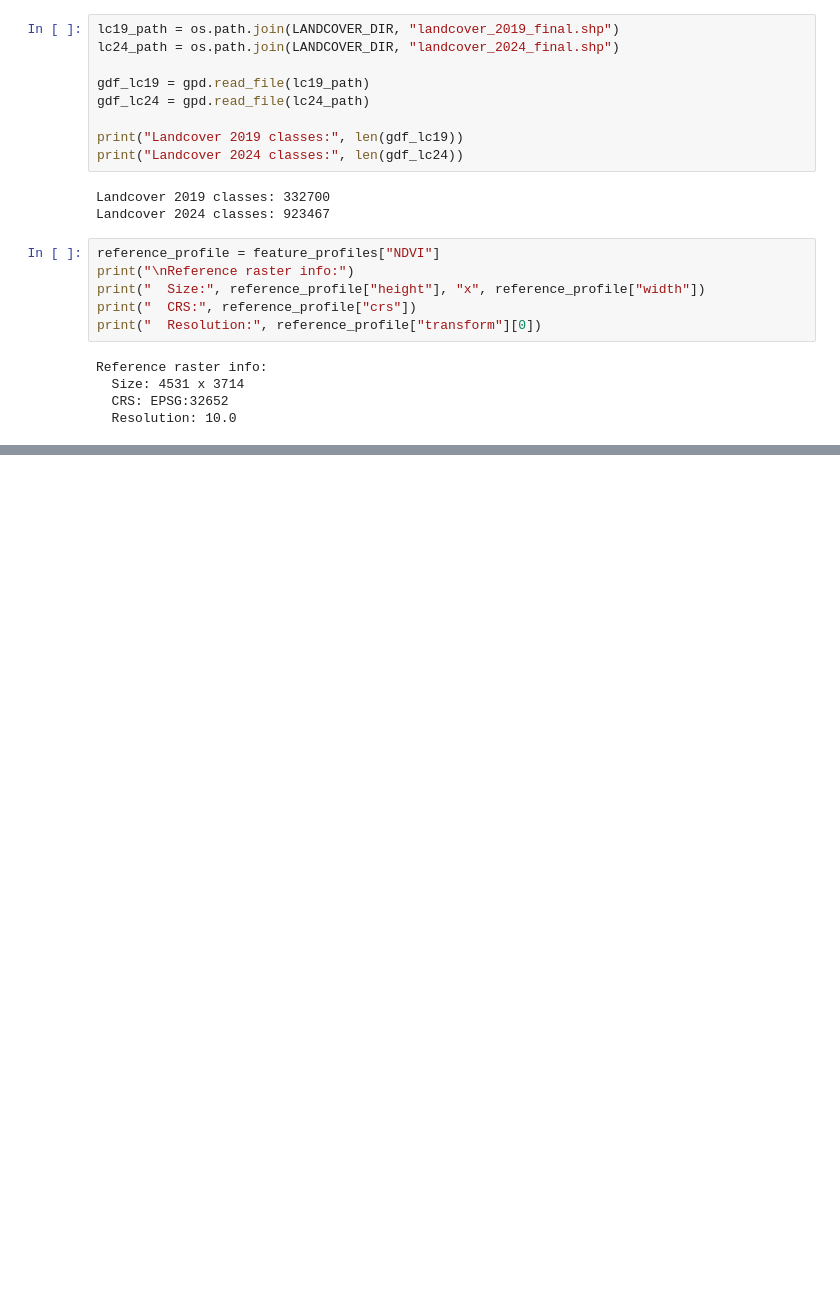
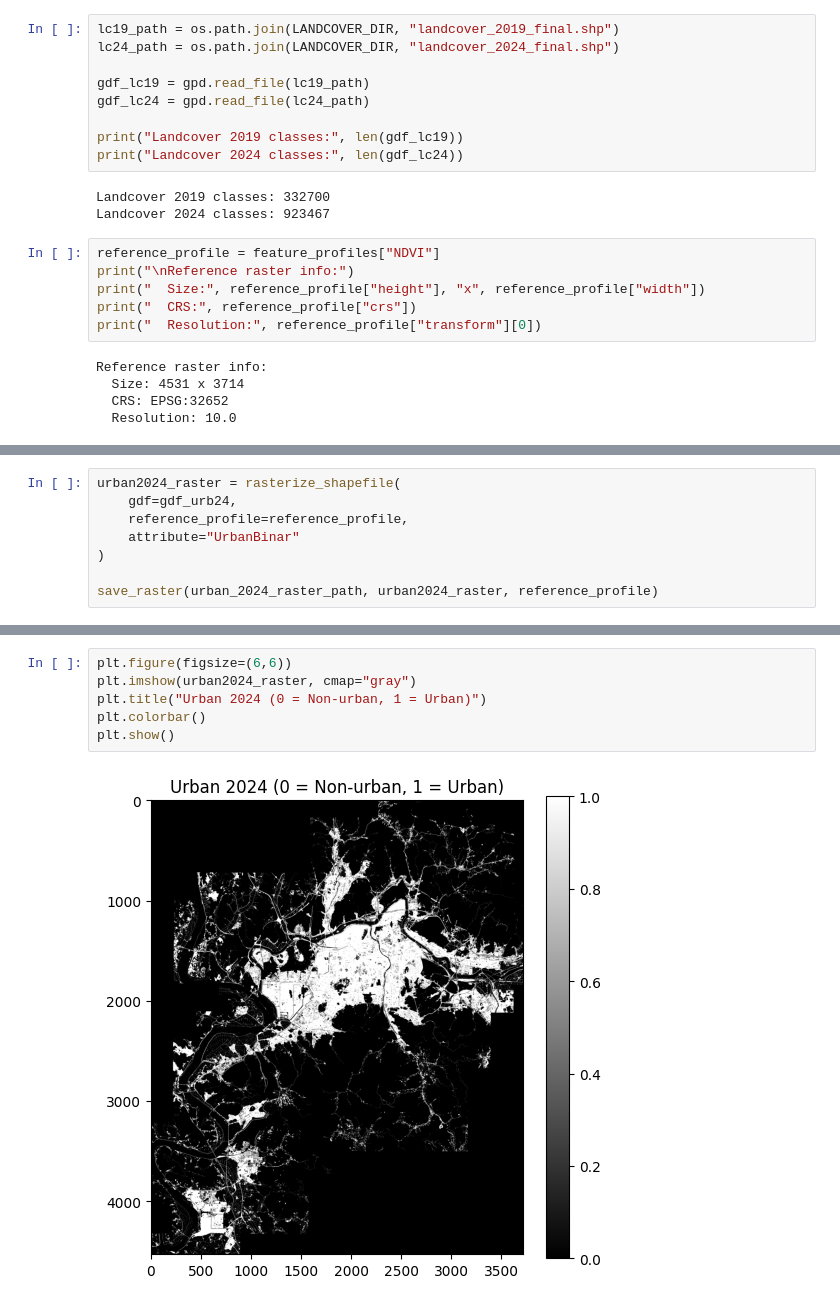
Before and after one commit to ramalias/urban-expansion, a Jupyter notebook: 03_main_urban_expansion.ipynb, the cells around one changed output, grey strips where cells are left out. Cells and saved outputs as stored; diff of their text form; blank space fills up the shorter version.

```diff
--- a/03_main_urban_expansion.ipynb
+++ b/03_main_urban_expansion.ipynb
@@ -143,0 +167,8 @@ urban_2024_raster_path = os.path.join(FEATURE_DIR, "urban_2024.tif")
+# %%
+urban2024_raster = rasterize_shapefile(
+    gdf=gdf_urb24,
+    reference_profile=reference_profile,
+    attribute="UrbanBinar"
+)
+
+save_raster(urban_2024_raster_path, urban2024_raster, reference_profile)
@@ -143,0 +185,8 @@ urban_2024_raster_path = os.path.join(FEATURE_DIR, "urban_2024.tif")
+# %%
+plt.figure(figsize=(6,6))
+plt.imshow(urban2024_raster, cmap="gray")
+plt.title("Urban 2024 (0 = Non-urban, 1 = Urban)")
+plt.colorbar()
+plt.show()
+# %% [output]
+[figure, added]
```
Also changed, not shown: parts of 12 cells of this notebook.
